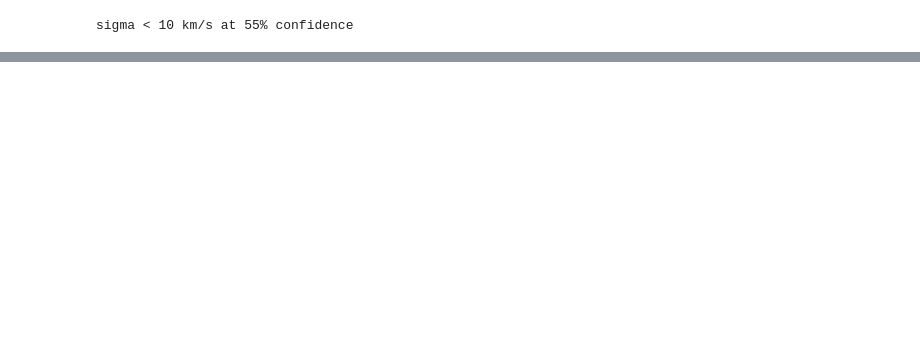
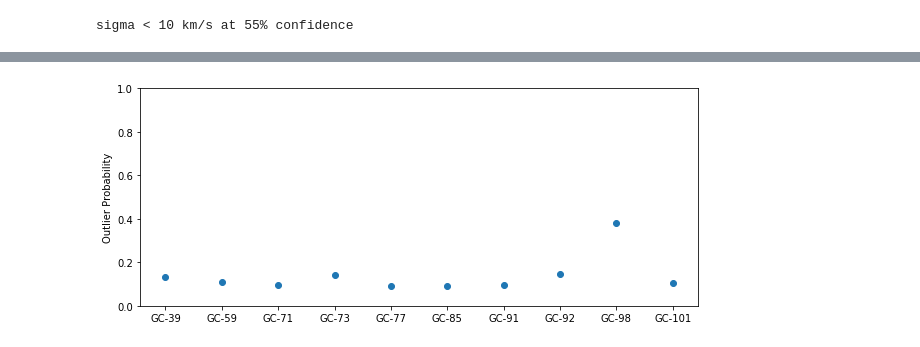
Before and after one commit to pmplewa/NGC1052-DF2, a Jupyter notebook: main.ipynb, the cells around one changed output, grey strips where cells are left out. Drawn from its saved outputs; the diff is of its cells as text; code cells hidden in the pictures; blank space fills up the shorter version.

Commit message:
Account for outliers

```diff
--- a/main.ipynb
+++ b/main.ipynb
@@ -149,0 +163,33 @@ sigma < 10 km/s at 55% confidence
+# %%
+with pm.Model() as model:
+    mean = pm.Uniform("mean", -50, 50)
+    log_sigma = pm.Uniform("log_sigma", np.log(0.1), np.log(50))
+
+    v_tracer = pm.Normal("v_tracer", mu=mean, sd=v_meas_err, shape=len(df))
+
+    mean_outlier = pm.Uniform("mean_outlier", -100, 100)
+    log_sigma_outlier = pm.Uniform("log_sigma_outlier", np.log(0.1), np.log(500))
+
+    frac_outlier = pm.Uniform("frac_outlier", 0, 0.5)
+    is_outlier = pm.Bernoulli("is_outlier", p=frac_outlier, shape=len(df))
+
+    v_obs = pm.DensityDist("v_obs", log_likelihood,
+                           observed={
+                               "v_meas": v_meas,
+                               "is_outlier": is_outlier,
+                               "v_tracer": v_tracer,
+                               "sigma": T.exp(log_sigma),
+                               "mean_outlier": mean_outlier,
+                               "sigma_outlier": T.exp(log_sigma_outlier)})
+
+    step1 = pm.Metropolis([frac_outlier, mean_outlier, log_sigma_outlier,
+                           v_tracer, mean, log_sigma])
+    step2 = pm.step_methods.BinaryGibbsMetropolis([is_outlier])
+    trace = pm.sample(50000, tune=5000, step=[step1, step2], cores=32)
+
+    with open("trace_3.pkl", "wb") as pickle_file:
+        pickle.dump({"model": model, "trace": trace}, pickle_file)
+# %%
+with open("trace_3.pkl", "rb") as pickle_file:
+    pickle_data = pickle.load(pickle_file)
+    model, trace = pickle_data["model"], pickle_data["trace"]
@@ -149,0 +201,11 @@ sigma < 10 km/s at 55% confidence
+# %%
+sigma = np.exp(trace["log_sigma"])
+p_outlier = np.mean(trace["is_outlier"], axis=0)
+# %%
+fig, ax = plt.subplots(figsize=(10, 4))
+ax.scatter(df["id"], p_outlier)
+ax.set_ylim(0, 1)
+ax.set_ylabel("Outlier Probability")
+plt.show()
+# %% [output]
+[figure, added]
```
Also changed, not shown: parts of 22 cells of this notebook, 1 other file.
